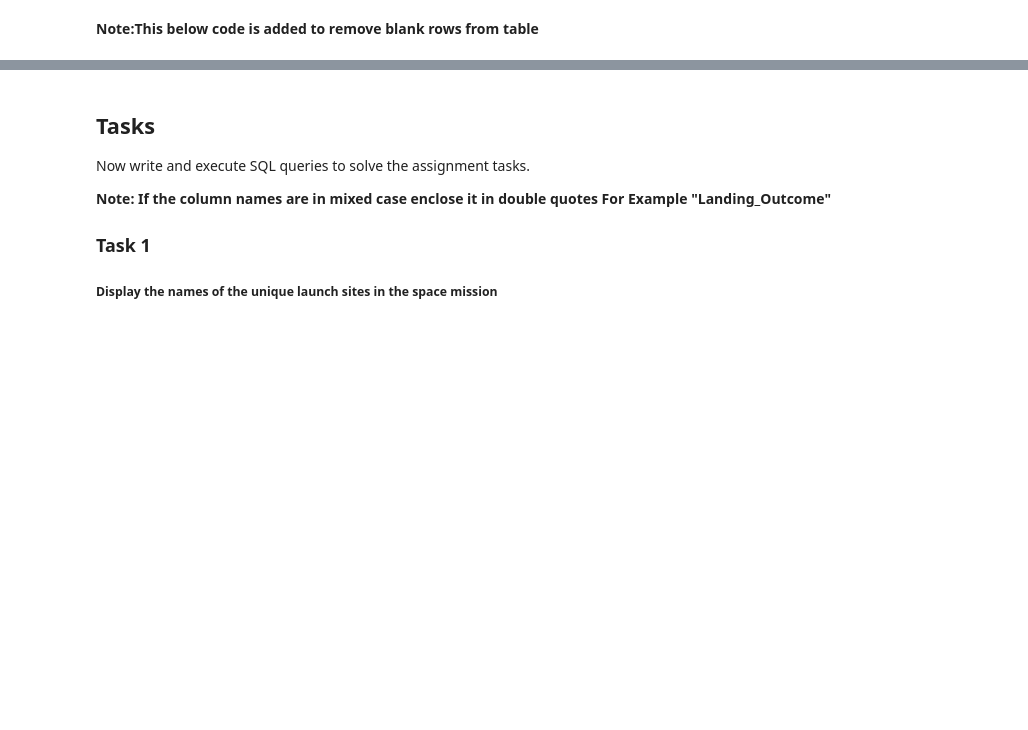
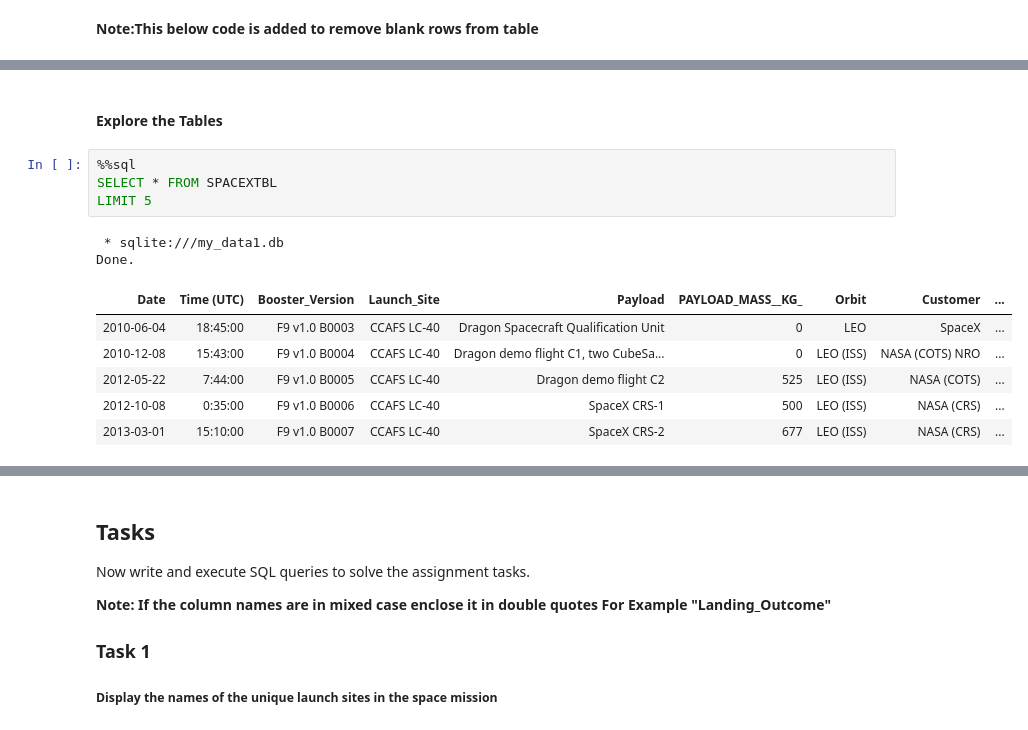
Before and after one commit to Chiwama-MM/SpaceX_RocketLanding_Prediction, a Jupyter notebook: jupyter-labs-eda-sql-coursera_sqllite.ipynb, the cells around one changed output, grey strips where cells are left out. Saved outputs shown, nothing was run; the diff lists cells and outputs as text; blank space fills up the shorter version.

Commit message:
EDA SQL in Python  for SpaceX

```diff
--- a/jupyter-labs-eda-sql-coursera_sqllite.ipynb
+++ b/jupyter-labs-eda-sql-coursera_sqllite.ipynb
@@ -73,0 +115,15 @@ df.to_sql("SPACEXTBL", con, if_exists='replace', index=False,method="multi")
+# %% [markdown]
+#### Explore the Tables
+# %%
+%%sql
+SELECT * FROM SPACEXTBL
+LIMIT 5
+# %% [output]
+ * sqlite:///my_data1.db
+Done.
+| Date | Time (UTC) | Booster_Version | Launch_Site | Payload | PAYLOAD_MASS__KG_ | Orbit | Customer | ... |
+| 2010-06-04 | 18:45:00 | F9 v1.0 B0003 | CCAFS LC-40 | Dragon Spacecraft Qualification Unit | 0 | LEO | SpaceX | ... |
+| 2010-12-08 | 15:43:00 | F9 v1.0 B0004 | CCAFS LC-40 | Dragon demo flight C1, two CubeSa... | 0 | LEO (ISS) | NASA (COTS) NRO | ... |
+| 2012-05-22 | 7:44:00 | F9 v1.0 B0005 | CCAFS LC-40 | Dragon demo flight C2 | 525 | LEO (ISS) | NASA (COTS) | ... |
+| 2012-10-08 | 0:35:00 | F9 v1.0 B0006 | CCAFS LC-40 | SpaceX CRS-1 | 500 | LEO (ISS) | NASA (CRS) | ... |
+| 2013-03-01 | 15:10:00 | F9 v1.0 B0007 | CCAFS LC-40 | SpaceX CRS-2 | 677 | LEO (ISS) | NASA (CRS) | ... |
```
Also changed, not shown: parts of 26 cells of this notebook.
